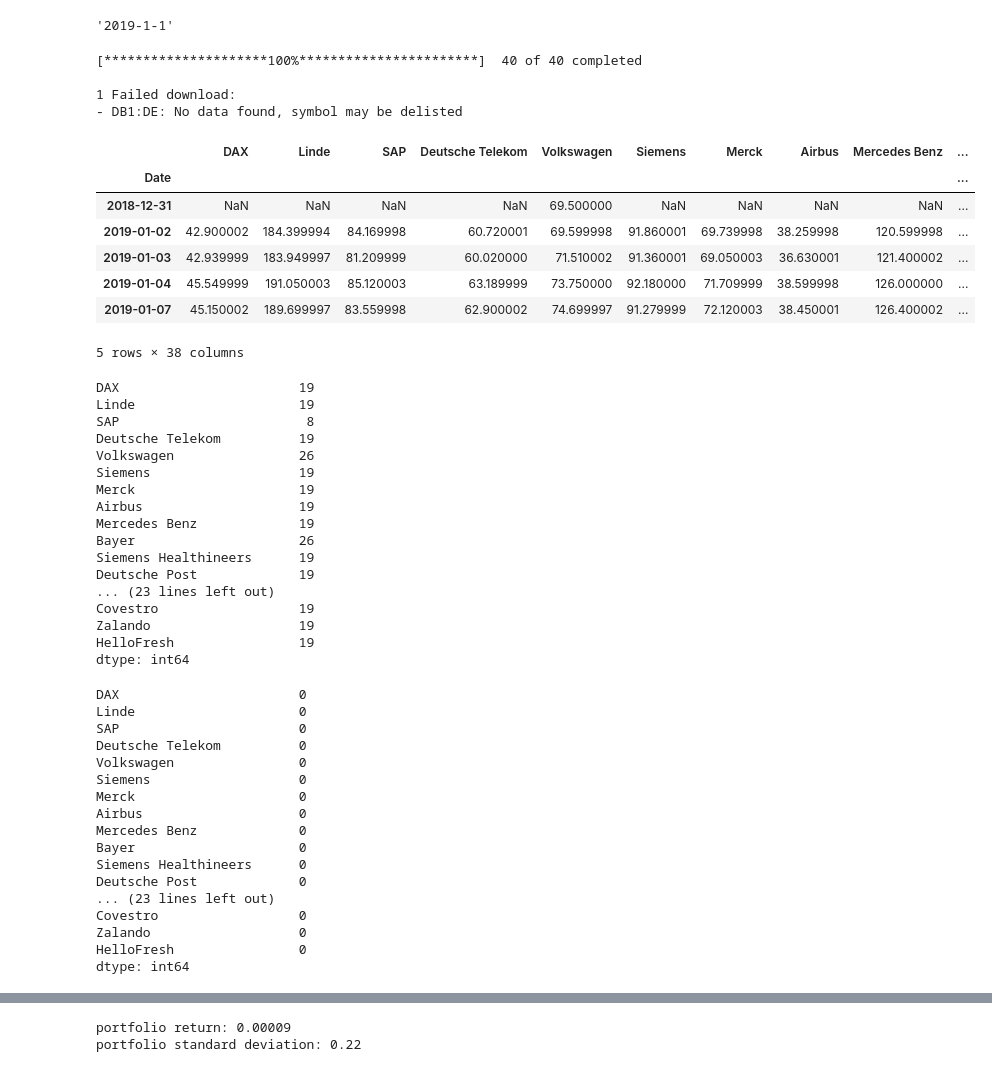
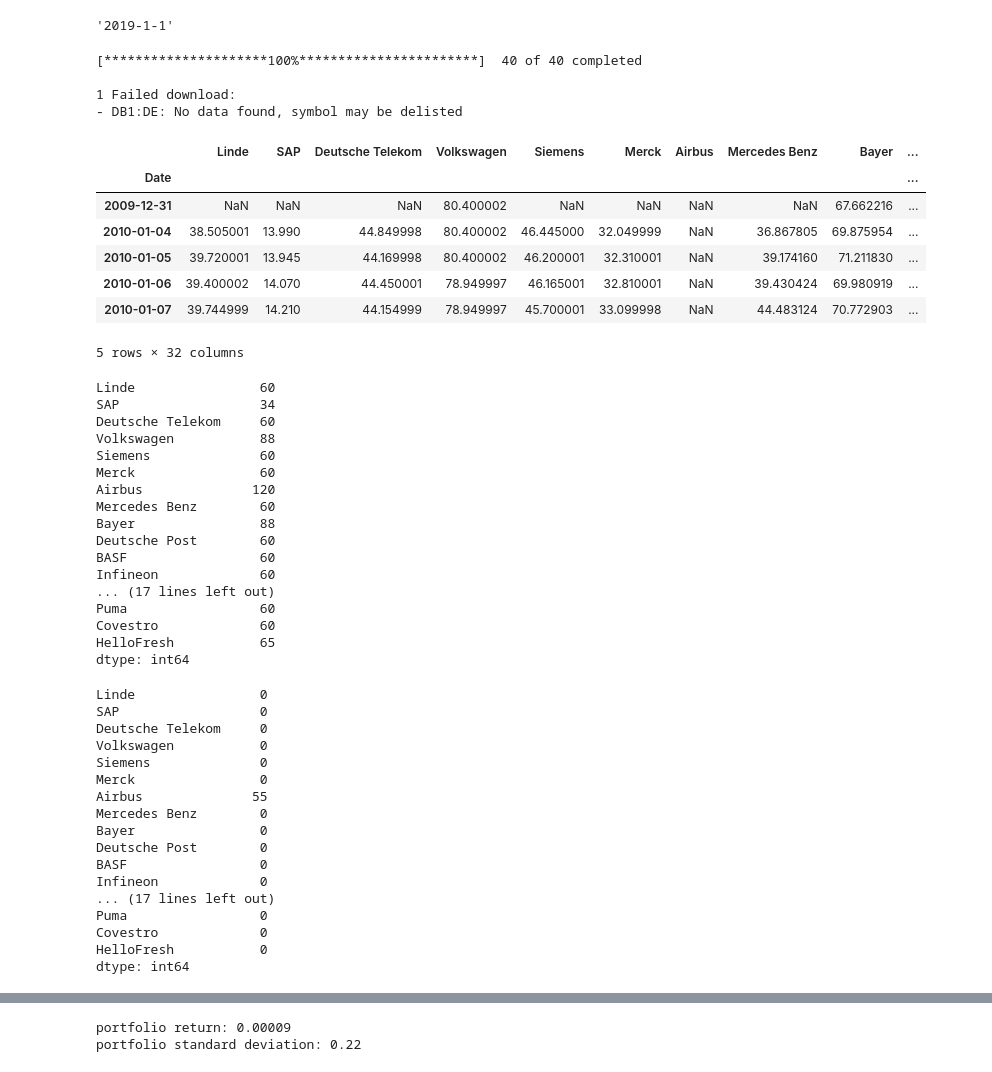
Before and after one commit to Sebastian1981/Stock_Prediction, a Jupyter notebook: experiment/portfolio_optimization.ipynb, the cells around one changed output, grey strips where cells are left out. Cells and saved outputs as stored; diff of their text form; code cells hidden in the pictures.

```diff
--- a/experiment/portfolio_optimization.ipynb
+++ b/experiment/portfolio_optimization.ipynb
@@ -70,60 +58,60 @@ str(start_date.year)+'-'+str(start_date.month)+'-'+str(start_date.day)
 # %% [output]
 '2019-1-1'
 # %%
-start_date = '2019-1-1'
+start_date = '2010-1-1'
 end_date = '2022-9-15'
 na_percentage = 0.6 # at least x percent rows must be none-nas
 
 # download DAX top40
 df = yf.download(dax_top_40_tickername,
                     start=start_date,
                     end=end_date,
                     progress=True)
 # drop columns
 df = df['Close']
 # rename columns
 df.columns = dax_top_40_companies
 # make sure the index is datetime format
 df.index = pd.to_datetime(df.index)
 # drop nas
 datetimeFormat = '%Y-%m-%d'
 time_delta = datetime.strptime(end_date, datetimeFormat) - datetime.strptime(start_date,datetimeFormat)
 df.dropna(axis=1, thresh=int(time_delta.days * na_percentage), inplace=True)
 # show data
 df.head()
 # %% [output]
 [*********************100%***********************]  40 of 40 completed
 
 1 Failed download:
 - DB1:DE: No data found, symbol may be delisted
-|  | DAX | Linde | SAP | Deutsche Telekom | Volkswagen | Siemens | Merck | Airbus | Mercedes Benz | ... |
+|  | Linde | SAP | Deutsche Telekom | Volkswagen | Siemens | Merck | Airbus | Mercedes Benz | Bayer | ... |
 | Date |  |  |  |  |  |  |  |  |  | ... |
-| 2018-12-31 | NaN | NaN | NaN | NaN | 69.500000 | NaN | NaN | NaN | NaN | ... |
-| 2019-01-02 | 42.900002 | 184.399994 | 84.169998 | 60.720001 | 69.599998 | 91.860001 | 69.739998 | 38.259998 | 120.599998 | ... |
-| 2019-01-03 | 42.939999 | 183.949997 | 81.209999 | 60.020000 | 71.510002 | 91.360001 | 69.050003 | 36.630001 | 121.400002 | ... |
-| 2019-01-04 | 45.549999 | 191.050003 | 85.120003 | 63.189999 | 73.750000 | 92.180000 | 71.709999 | 38.599998 | 126.000000 | ... |
-| 2019-01-07 | 45.150002 | 189.699997 | 83.559998 | 62.900002 | 74.699997 | 91.279999 | 72.120003 | 38.450001 | 126.400002 | ... |
+| 2009-12-31 | NaN | NaN | NaN | 80.400002 | NaN | NaN | NaN | NaN | 67.662216 | ... |
+| 2010-01-04 | 38.505001 | 13.990 | 44.849998 | 80.400002 | 46.445000 | 32.049999 | NaN | 36.867805 | 69.875954 | ... |
+| 2010-01-05 | 39.720001 | 13.945 | 44.169998 | 80.400002 | 46.200001 | 32.310001 | NaN | 39.174160 | 71.211830 | ... |
+| 2010-01-06 | 39.400002 | 14.070 | 44.450001 | 78.949997 | 46.165001 | 32.810001 | NaN | 39.430424 | 69.980919 | ... |
+| 2010-01-07 | 39.744999 | 14.210 | 44.154999 | 78.949997 | 45.700001 | 33.099998 | NaN | 44.483124 | 70.772903 | ... |
-5 rows × 38 columns
+5 rows × 32 columns
 # %%
 # check if any NAs
 df.isna().sum()
 # %% [output]
-DAX                       19
-Linde                     19
-SAP                        8
-Deutsche Telekom          19
-Volkswagen                26
-Siemens                   19
-Merck                     19
-Airbus                    19
-Mercedes Benz             19
-Bayer                     26
-Siemens Healthineers      19
-Deutsche Post             19
-... (23 lines left out)
-Covestro                  19
-Zalando                   19
-HelloFresh                19
+Linde                60
+SAP                  34
+Deutsche Telekom     60
+Volkswagen           88
+Siemens              60
+Merck                60
+Airbus              120
+Mercedes Benz        60
+Bayer                88
+Deutsche Post        60
+BASF                 60
+Infineon             60
+... (17 lines left out)
+Puma                 60
+Covestro             60
+HelloFresh           65
 dtype: int64
 # %%
 df = df.interpolate(method='time', limit=7).fillna(value=None, method='bfill', axis=0, inplace=False, limit=7, downcast=None)
@@ -131,22 +119,22 @@ df = df.interpolate(method='time', limit=7).fillna(value=None, method='bfill', a
 # check if any NAs left
 df.isna().sum()
 # %% [output]
-DAX                       0
-Linde                     0
-SAP                       0
-Deutsche Telekom          0
-Volkswagen                0
-Siemens                   0
-Merck                     0
-Airbus                    0
-Mercedes Benz             0
-Bayer                     0
-Siemens Healthineers      0
-Deutsche Post             0
-... (23 lines left out)
-Covestro                  0
-Zalando                   0
-HelloFresh                0
+Linde                0
+SAP                  0
+Deutsche Telekom     0
+Volkswagen           0
+Siemens              0
+Merck                0
+Airbus              55
+Mercedes Benz        0
+Bayer                0
+Deutsche Post        0
+BASF                 0
+Infineon             0
+... (17 lines left out)
+Puma                 0
+Covestro             0
+HelloFresh           0
 dtype: int64
 # %%
 df.head()
```
Also changed, not shown: parts of 8 cells of this notebook, 1 other file.
